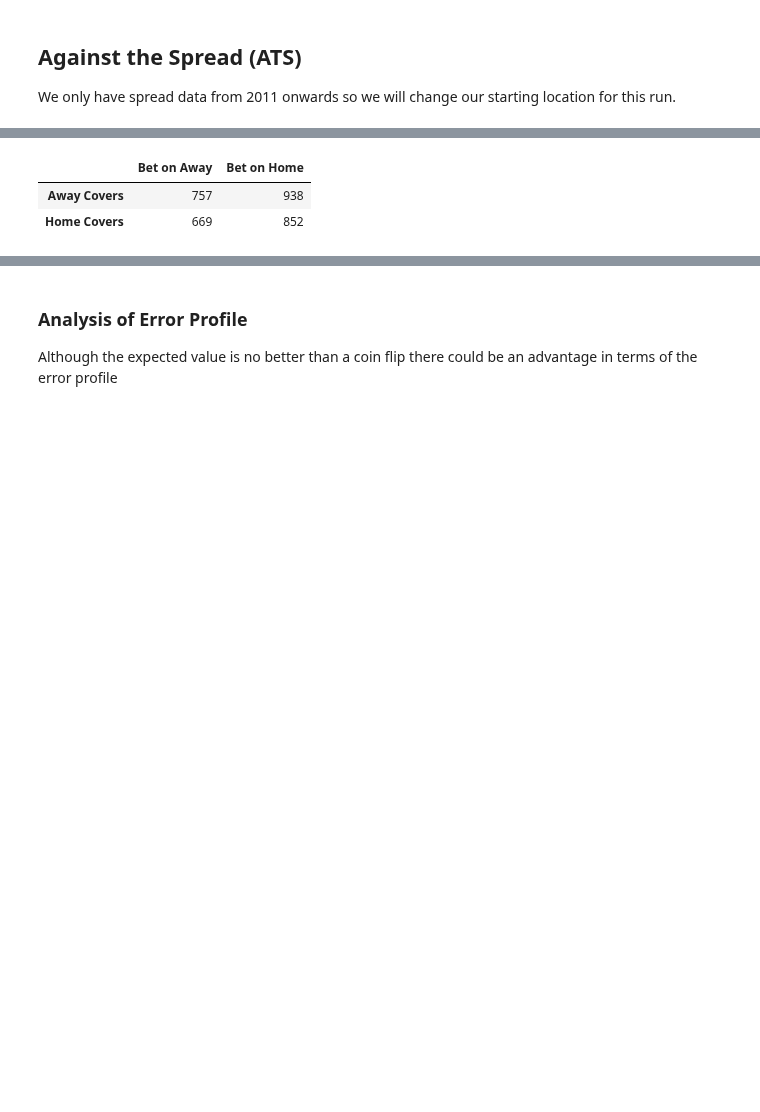
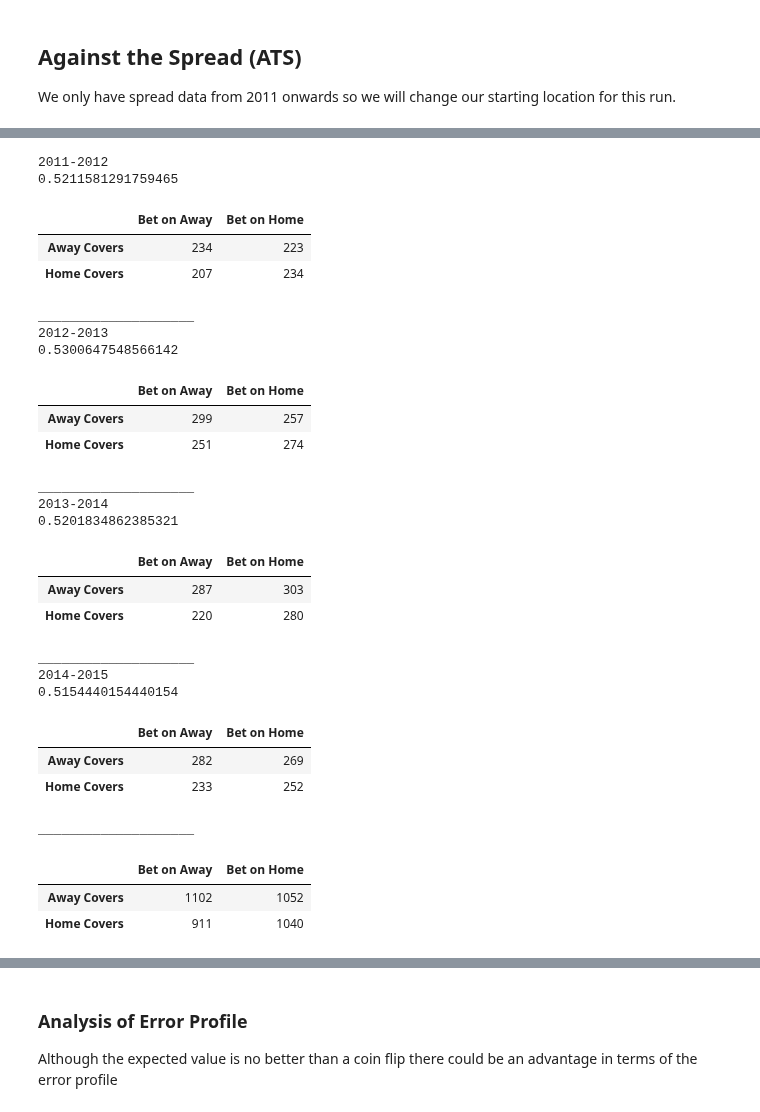
Before and after one commit to rogerfitz/tutorials, a Jupyter notebook: Nate Silver ELO/NBA ELO Replicate.ipynb, the cells around one changed output, grey strips where cells are left out. Cells and saved outputs as stored; diff of their text form; code cells hidden in the pictures; blank space fills up the shorter version.

```diff
--- a/Nate Silver ELO/NBA ELO Replicate.ipynb
+++ b/Nate Silver ELO/NBA ELO Replicate.ipynb
@@ -392,5 +434,5 @@ class HeadToHeadModel(object):
 # %%
-matchups['game_id']=matchups.apply(lambda x: x['data-game-date'].split(" ")[0].replace("-","")+"0"+x['home_name'],axis=1)
+matchups['game_id']=matchups.apply(lambda x: x['game_datetime'].split(" ")[0].replace("-","")+"0"+x['home_name'],axis=1)
 games_w_odds=matchups.merge(games)
 games_w_odds.tail(1)
 # %% [output]
@@ -421,6 +447,6 @@ m.power_rankings()
 # %%
 games_w_odds['predictedHomeMOV']=m.predictions
 games_w_odds['homeMOV']=games_w_odds['pts']-games_w_odds['opp_pts']
-games_w_odds['homeCover']=(games_w_odds['homeMOV']+games_w_odds['data-game-odd'])>0
+games_w_odds['homeCover']=(games_w_odds['homeMOV']+games_w_odds['home_line'])>0
 games_w_odds.head(1)
 # %% [output]
@@ -437,16 +465,48 @@ array(['2012-2013', '2013-2014', '2014-2015'], dtype=object)
 # %%
 def bettingFunction(row):
     '''
     if algo favors team more than vegas predicted score bet for, True. Else bet for the team True
     '''
-    return (row['predictedHomeMOV']+row['data-game-odd'])>0
+    return (row['predictedHomeMOV']+row['home_line'])>0
 games_w_odds['bets']=games_w_odds.apply(bettingFunction,axis=1)
+for season, data in games_w_odds.groupby("season"):
+    print(season)
+    conf_matrix=confusion_matrix(data['homeCover'],data['bets'])
+    print(accuracy_score(data['homeCover'],data['bets']))
+    display(pd.DataFrame(conf_matrix, columns=["Bet on Away","Bet on Home"], index=["Away Covers","Home Covers"]))
+
+    print("____________________")
+
 conf_matrix=confusion_matrix(games_w_odds['homeCover'],games_w_odds['bets'])
 pd.DataFrame(conf_matrix, columns=["Bet on Away","Bet on Home"], index=["Away Covers","Home Covers"])
 # %% [output]
+2011-2012
+0.5211581291759465
 |  | Bet on Away | Bet on Home |
-| Away Covers | 757 | 938 |
-| Home Covers | 669 | 852 |
+| Away Covers | 234 | 223 |
+| Home Covers | 207 | 234 |
+____________________
+2012-2013
+0.5300647548566142
+|  | Bet on Away | Bet on Home |
+| Away Covers | 299 | 257 |
+| Home Covers | 251 | 274 |
+____________________
+2013-2014
+0.5201834862385321
+|  | Bet on Away | Bet on Home |
+| Away Covers | 287 | 303 |
+| Home Covers | 220 | 280 |
+____________________
+2014-2015
+0.5154440154440154
+|  | Bet on Away | Bet on Home |
+| Away Covers | 282 | 269 |
+| Home Covers | 233 | 252 |
+____________________
+|  | Bet on Away | Bet on Home |
+| Away Covers | 1102 | 1052 |
+| Home Covers | 911 | 1040 |
 # %%
 print(pd.DataFrame(conf_matrix, columns=["Bet on Away","Bet on Home"], index=["Away Covers","Home Covers"]).to_html())
 # %% [output]
```
Also changed, not shown: parts of 22 cells of this notebook, 5 other files.
